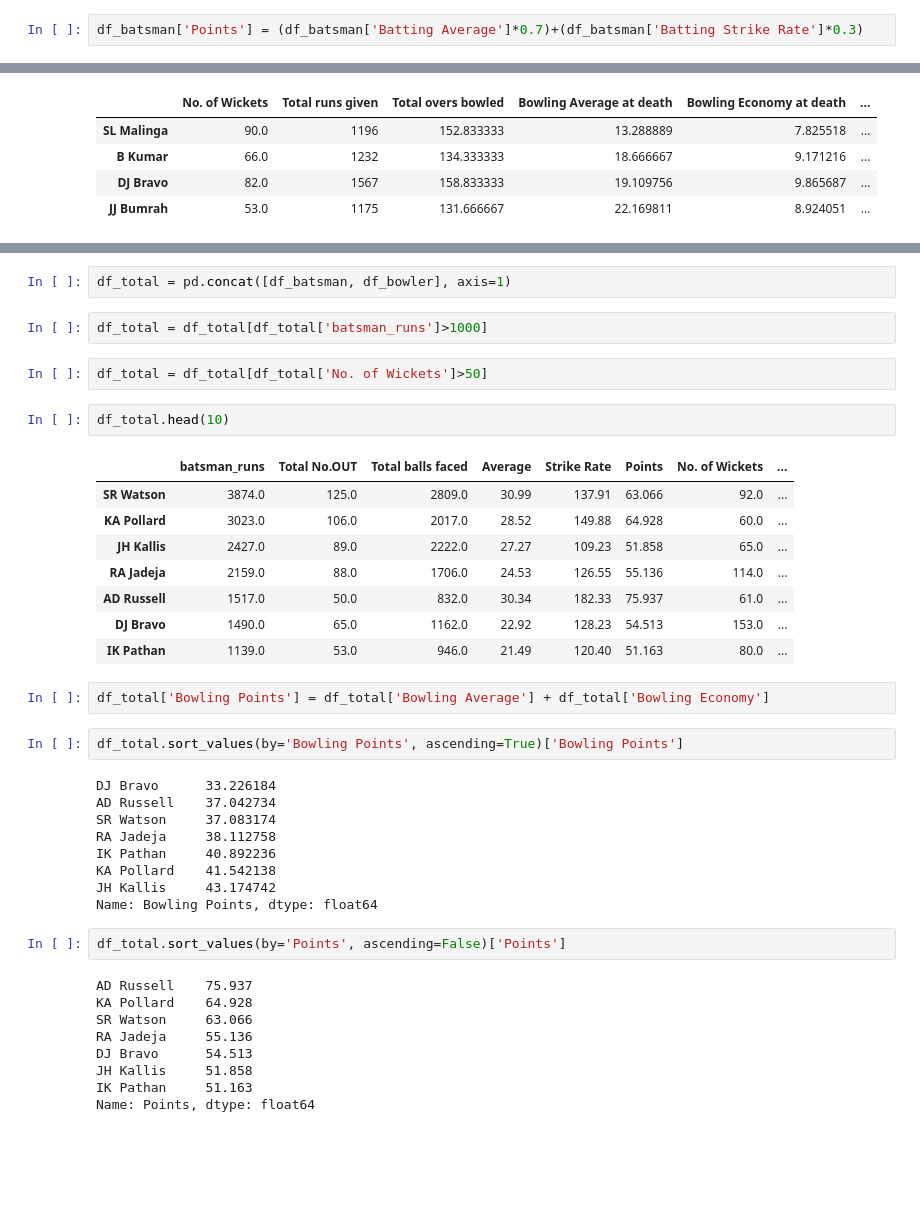
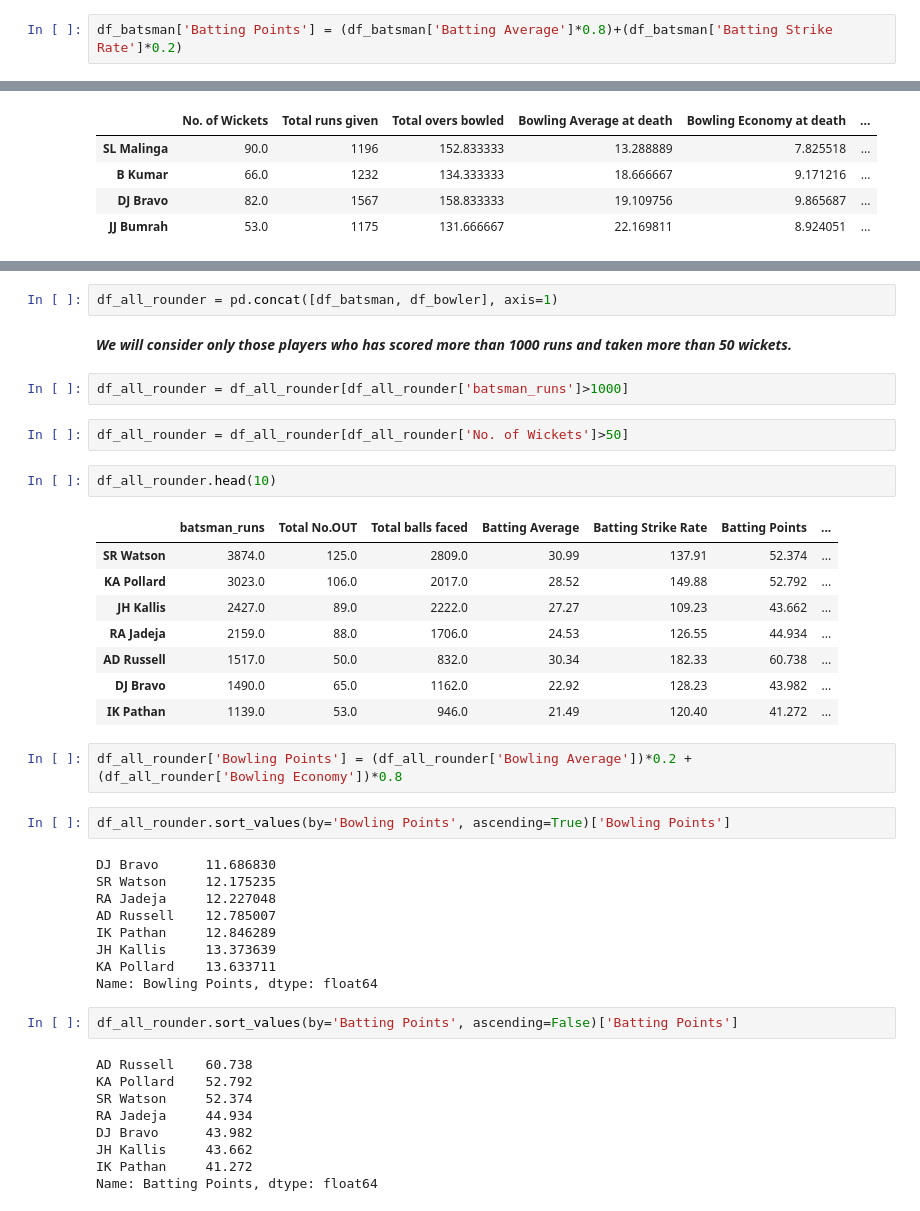
Before and after one commit to dhrubjun/All-time-best-IPL-team, a Jupyter notebook: All_time_best_IPL_team.ipynb, the cells around one changed output, grey strips where cells are left out. Cells and saved outputs as stored; diff of their text form; blank space fills up the shorter version.

```diff
--- a/All_time_best_IPL_team.ipynb
+++ b/All_time_best_IPL_team.ipynb
@@ -97,2 +98,2 @@ We will
 # %%
-df_batsman['Points'] = (df_batsman['Batting Average']*0.7)+(df_batsman['Batting Strike Rate']*0.3)
+df_batsman['Batting Points'] = (df_batsman['Batting Average']*0.8)+(df_batsman['Batting Strike Rate']*0.2)
@@ -574,42 +659,44 @@ df_bowler_death.sort_values(by='Points', ascending=True).head(10)
 # %%
-df_total = pd.concat([df_batsman, df_bowler], axis=1)
+df_all_rounder = pd.concat([df_batsman, df_bowler], axis=1)
-# %%
-df_total = df_total[df_total['batsman_runs']>1000]
+# %% [markdown]
+***We will consider only those players who has scored more than 1000 runs and taken more than 50 wickets.***
+# %%
+df_all_rounder = df_all_rounder[df_all_rounder['batsman_runs']>1000]
 # %%
-df_total = df_total[df_total['No. of Wickets']>50]
+df_all_rounder = df_all_rounder[df_all_rounder['No. of Wickets']>50]
 # %%
-df_total.head(10)
+df_all_rounder.head(10)
 # %% [output]
-|  | batsman_runs | Total No.OUT | Total balls faced | Average | Strike Rate | Points | No. of Wickets | ... |
-| SR Watson | 3874.0 | 125.0 | 2809.0 | 30.99 | 137.91 | 63.066 | 92.0 | ... |
-| KA Pollard | 3023.0 | 106.0 | 2017.0 | 28.52 | 149.88 | 64.928 | 60.0 | ... |
-| JH Kallis | 2427.0 | 89.0 | 2222.0 | 27.27 | 109.23 | 51.858 | 65.0 | ... |
-| RA Jadeja | 2159.0 | 88.0 | 1706.0 | 24.53 | 126.55 | 55.136 | 114.0 | ... |
-| AD Russell | 1517.0 | 50.0 | 832.0 | 30.34 | 182.33 | 75.937 | 61.0 | ... |
-| DJ Bravo | 1490.0 | 65.0 | 1162.0 | 22.92 | 128.23 | 54.513 | 153.0 | ... |
-| IK Pathan | 1139.0 | 53.0 | 946.0 | 21.49 | 120.40 | 51.163 | 80.0 | ... |
+|  | batsman_runs | Total No.OUT | Total balls faced | Batting Average | Batting Strike Rate | Batting Points | ... |
+| SR Watson | 3874.0 | 125.0 | 2809.0 | 30.99 | 137.91 | 52.374 | ... |
+| KA Pollard | 3023.0 | 106.0 | 2017.0 | 28.52 | 149.88 | 52.792 | ... |
+| JH Kallis | 2427.0 | 89.0 | 2222.0 | 27.27 | 109.23 | 43.662 | ... |
+| RA Jadeja | 2159.0 | 88.0 | 1706.0 | 24.53 | 126.55 | 44.934 | ... |
+| AD Russell | 1517.0 | 50.0 | 832.0 | 30.34 | 182.33 | 60.738 | ... |
+| DJ Bravo | 1490.0 | 65.0 | 1162.0 | 22.92 | 128.23 | 43.982 | ... |
+| IK Pathan | 1139.0 | 53.0 | 946.0 | 21.49 | 120.40 | 41.272 | ... |
 # %%
-df_total['Bowling Points'] = df_total['Bowling Average'] + df_total['Bowling Economy']
+df_all_rounder['Bowling Points'] = (df_all_rounder['Bowling Average'])*0.2 + (df_all_rounder['Bowling Economy'])*0.8
 # %%
-df_total.sort_values(by='Bowling Points', ascending=True)['Bowling Points']
+df_all_rounder.sort_values(by='Bowling Points', ascending=True)['Bowling Points']
 # %% [output]
-DJ Bravo      33.226184
-AD Russell    37.042734
-SR Watson     37.083174
-RA Jadeja     38.112758
-IK Pathan     40.892236
-KA Pollard    41.542138
-JH Kallis     43.174742
+DJ Bravo      11.686830
+SR Watson     12.175235
+RA Jadeja     12.227048
+AD Russell    12.785007
+IK Pathan     12.846289
+JH Kallis     13.373639
+KA Pollard    13.633711
 Name: Bowling Points, dtype: float64
 # %%
-df_total.sort_values(by='Points', ascending=False)['Points']
+df_all_rounder.sort_values(by='Batting Points', ascending=False)['Batting Points']
 # %% [output]
-AD Russell    75.937
-KA Pollard    64.928
-SR Watson     63.066
-RA Jadeja     55.136
-DJ Bravo      54.513
-JH Kallis     51.858
-IK Pathan     51.163
-Name: Points, dtype: float64
+AD Russell    60.738
+KA Pollard    52.792
+SR Watson     52.374
+RA Jadeja     44.934
+DJ Bravo      43.982
+JH Kallis     43.662
+IK Pathan     41.272
+Name: Batting Points, dtype: float64
 # %%
```
Also changed, not shown: parts of 42 cells of this notebook.
